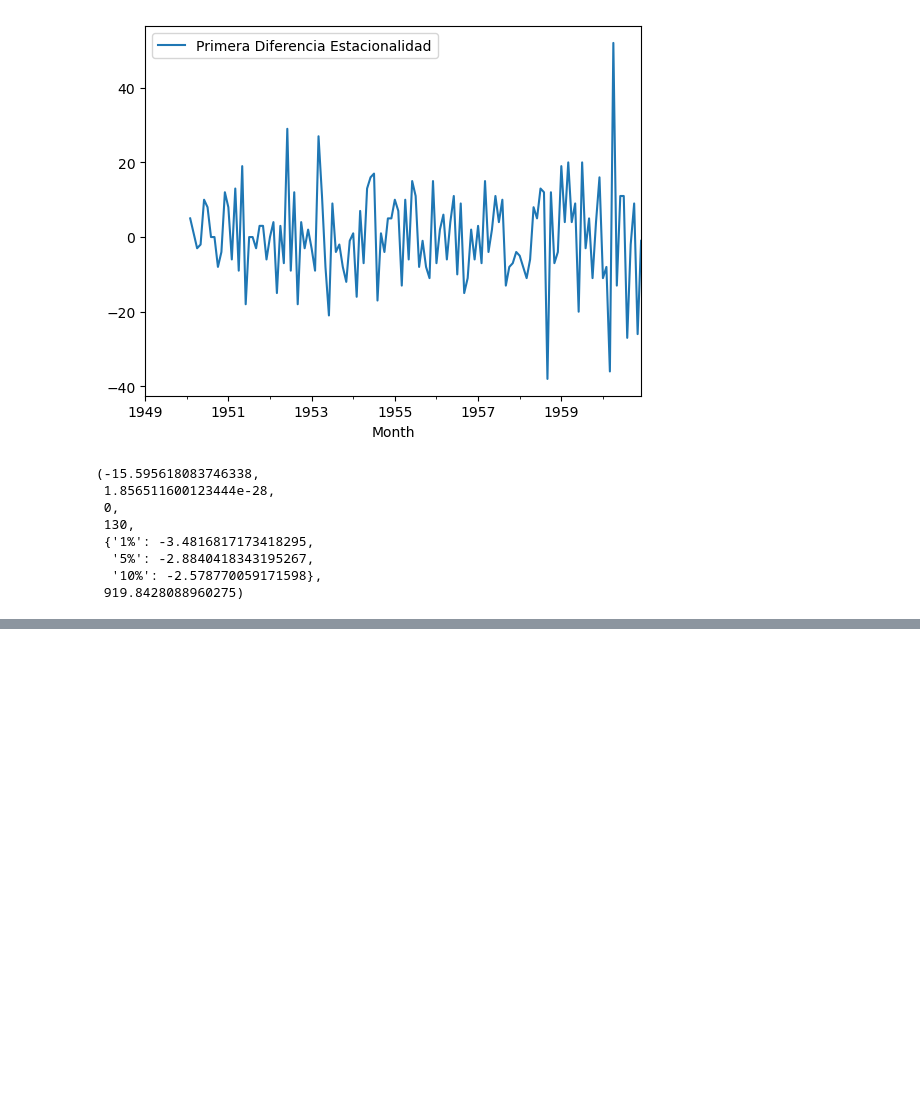
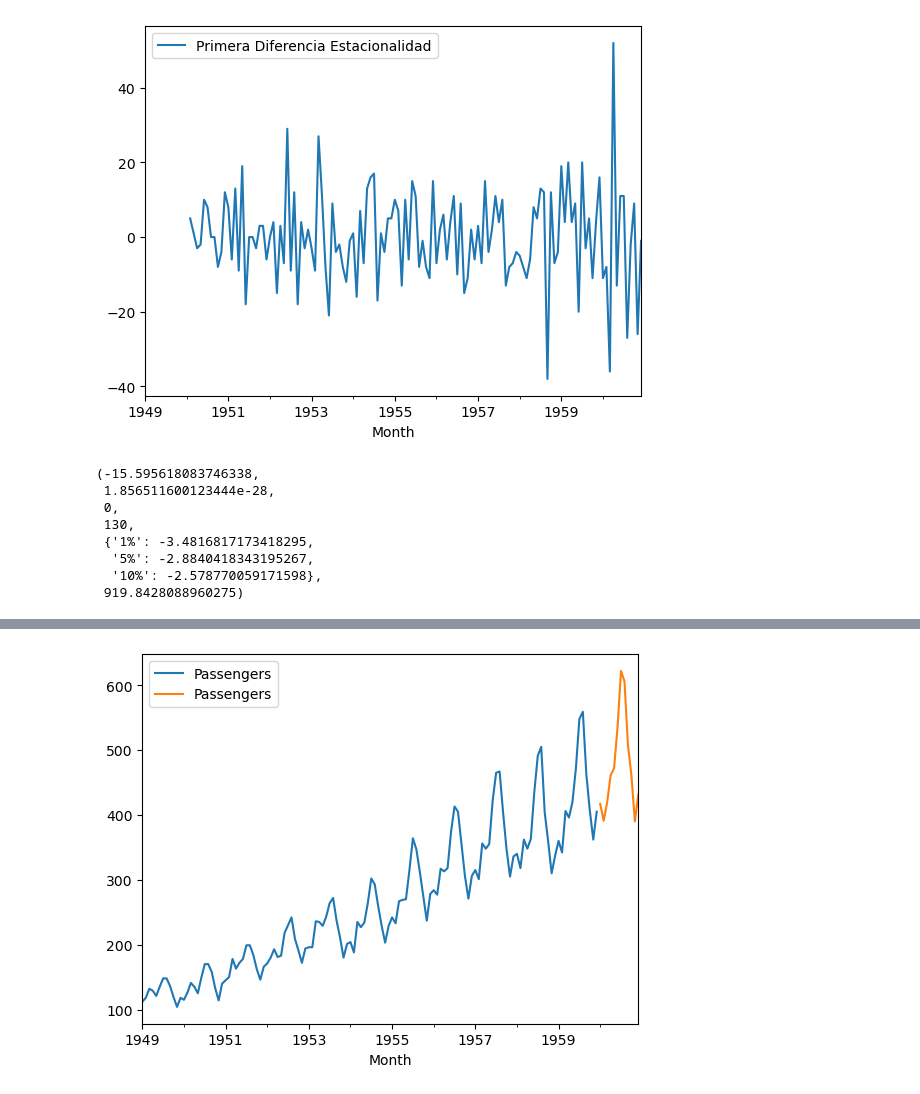
Before and after one commit to dparedes616/Series-de-Tiempo, a Jupyter notebook: ARIMA.ipynb, the cells around one changed output, grey strips where cells are left out. Drawn from its saved outputs; the diff is of its cells as text; code cells hidden in the pictures; blank space fills up the shorter version.

```diff
--- a/ARIMA.ipynb
+++ b/ARIMA.ipynb
@@ -423,0 +448,3 @@ tes_adf_prim_dif_est
+# %%
+train = df_aerolinea[0:132]
+train
@@ -423,0 +466,3 @@ tes_adf_prim_dif_est
+# %%
+tes = df_aerolinea[132:]
+tes
@@ -423,0 +484,7 @@ tes_adf_prim_dif_est
+# %%
+train["Passengers"].plot()
+tes["Passengers"].plot()
+plt.legend()
+plt.show()
+# %% [output]
+[figure, added]
```
Also changed, not shown: parts of 6 cells of this notebook.
